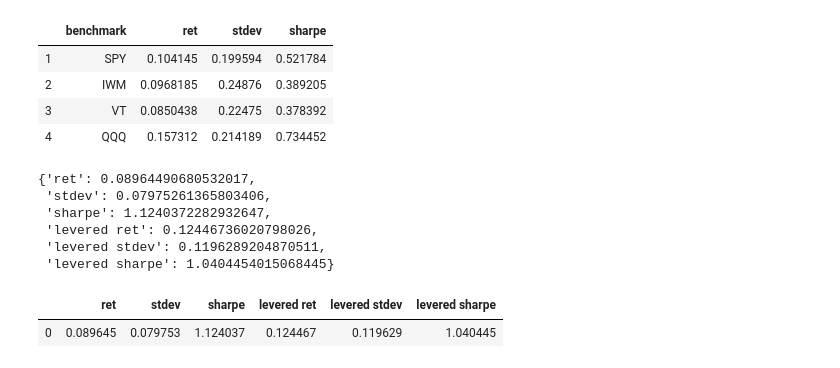
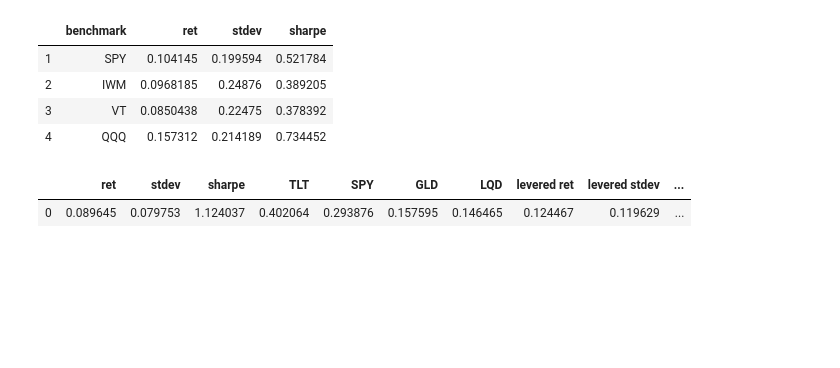
Before and after one commit to albud187/stock_analytics_prediction, a Jupyter notebook: Portfolio Optimization.ipynb, the cells around one changed output. Saved outputs shown, nothing was run; the diff lists cells and outputs as text; code cells hidden in the pictures; blank space fills up the shorter version.

```diff
--- a/Portfolio Optimization.ipynb
+++ b/Portfolio Optimization.ipynb
@@ -222,0 +241,10 @@ portfolio_stats(portfolio, start, end, rf, leverage, margin_int)
+# %%
+portfolio = {'TLT':0.402064, 'SPY':0.293876, 'GLD':0.157595, 'LQD':0.146465}
+
+weights = np.array(list(portfolio.values()))
+tickers = list(portfolio.keys())
+
+data = ticker_data(tickers, start, end)
+mean_returns = data.pct_change().mean()
+cov = data.pct_change().cov()
+portfolio_return = np.sum(mean_returns * weights) * 252
@@ -380,20 +413,6 @@ leverage = 1.5
 margin_int = 0.02
 
 stats = portfolio_stats(portfolio, start, end, rf, leverage, margin_int)
-# %%
-stats
-# %% [output]
-{'ret': 0.08964490680532017,
- 'stdev': 0.07975261365803406,
- 'sharpe': 1.1240372282932647,
- 'levered ret': 0.12446736020798026,
- 'levered stdev': 0.1196289204870511,
- 'levered sharpe': 1.0404454015068445}
-# %%
-pd.DataFrame(stats,columns=['ret','stdev','sharpe','levered ret','levered stdev','levered sharpe'], index = [0])
-# %% [output]
-|  | ret | stdev | sharpe | levered ret | levered stdev | levered sharpe |
-| 0 | 0.089645 | 0.079753 | 1.124037 | 0.124467 | 0.119629 | 1.040445 |
 # %%
 portfolio = {'TLT':0.402064, 'SPY':0.293876, 'GLD':0.157595, 'LQD':0.146465}
 start = date.today() - timedelta(days = 3650*1.5)
@@ -403,3 +422,8 @@ leverage = 1.5
 margin_int = 0.02
 
 my_portfolio = portfolio_stats(portfolio, start, end, rf, leverage, margin_int)
+# %%
+my_portfolio
+# %% [output]
+|  | ret | stdev | sharpe | TLT | SPY | GLD | LQD | levered ret | levered stdev | ... |
+| 0 | 0.089645 | 0.079753 | 1.124037 | 0.402064 | 0.293876 | 0.157595 | 0.146465 | 0.124467 | 0.119629 | ... |
```
Also changed, not shown: parts of 10 cells of this notebook, 1 other file.
